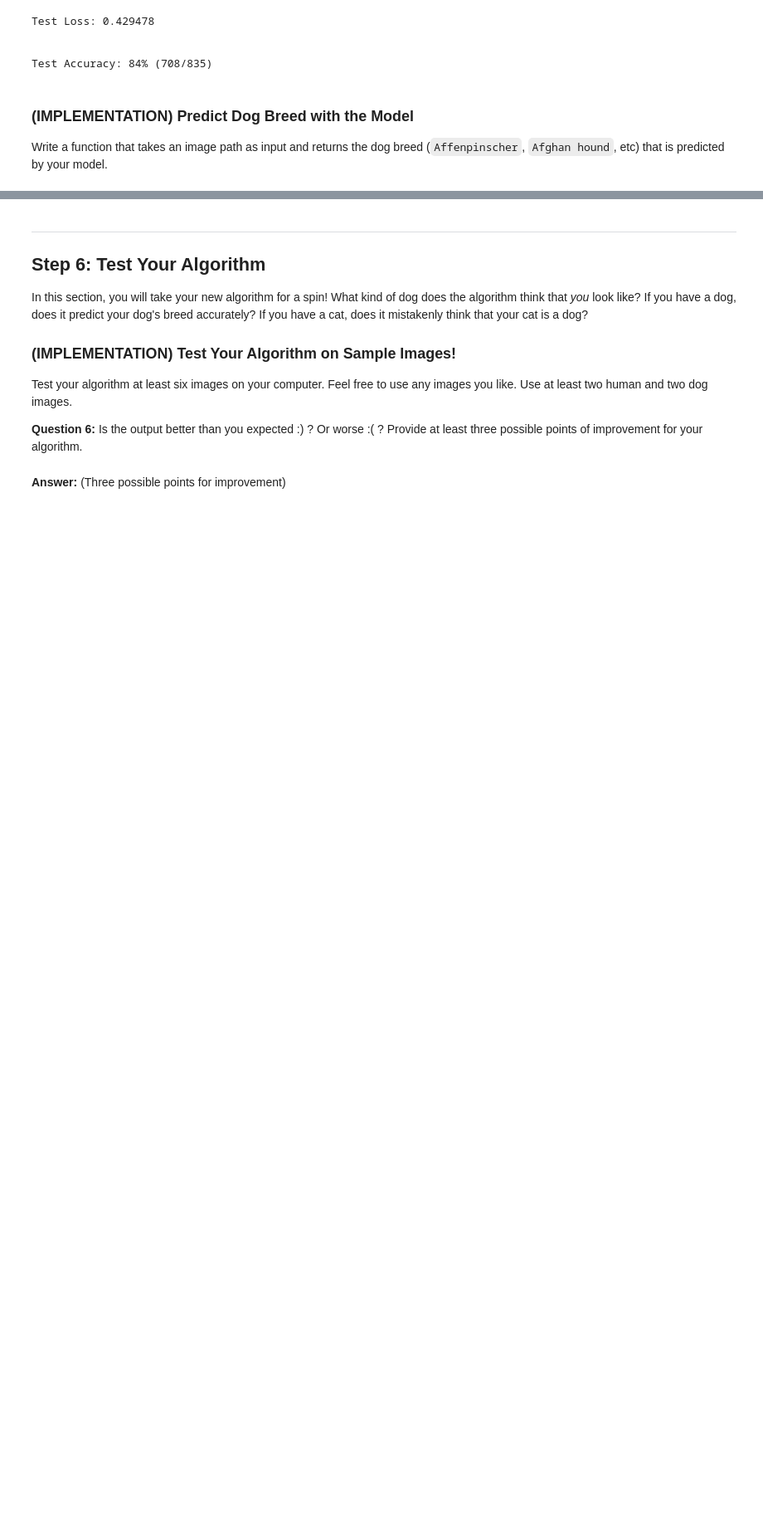
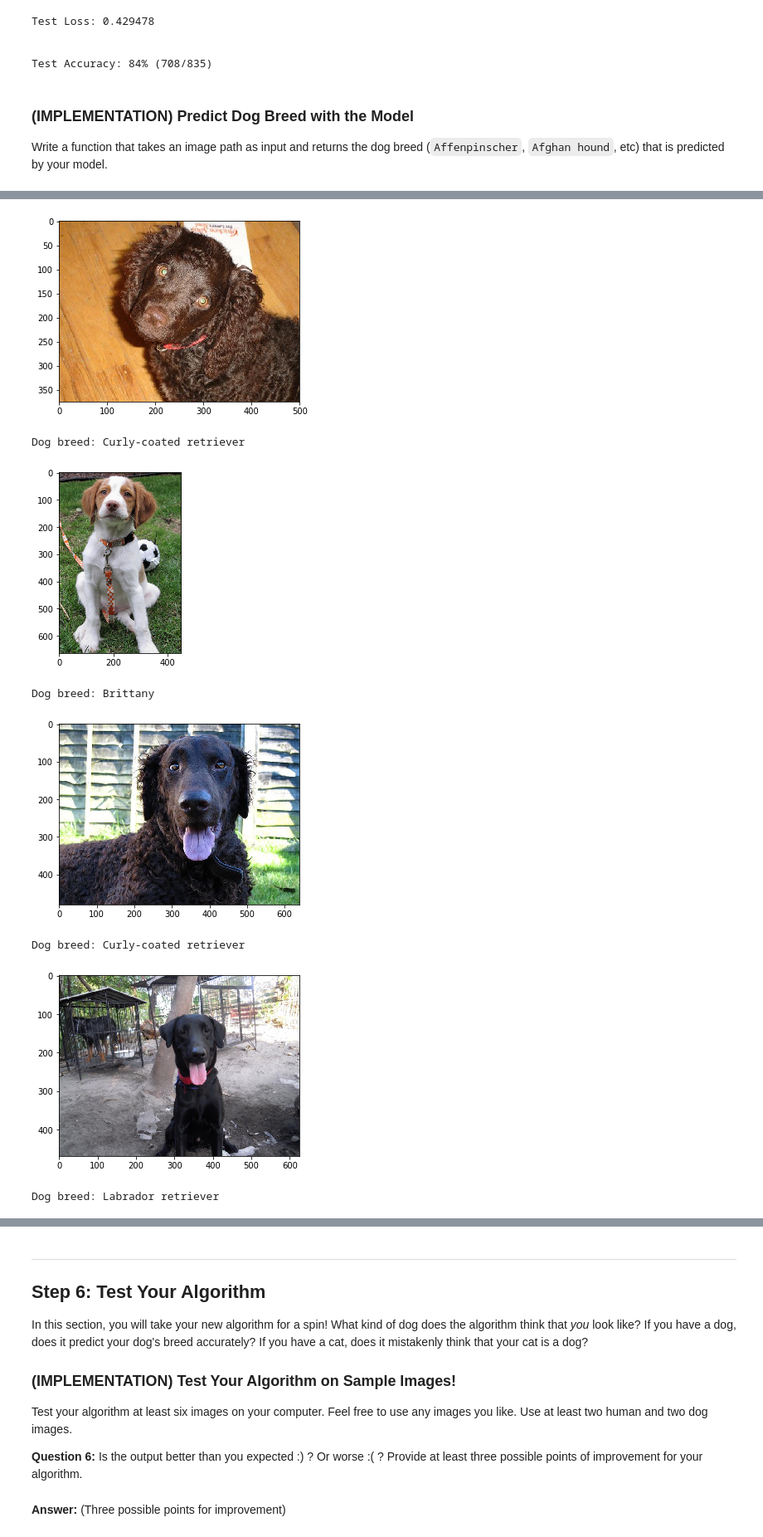
Before and after one commit to karomamczi/cnn-dog-breed-classifier, a Jupyter notebook: dog_app.ipynb, the cells around one changed output, grey strips where cells are left out. Shown at 83% size. Cells and saved outputs as stored; diff of their text form; code cells hidden in the pictures; blank space fills up the shorter version.

Commit message:
feat: Detector app

```diff
--- a/dog_app.ipynb
+++ b/dog_app.ipynb
@@ -607,6 +608,8 @@ import torch.nn as nn
 
 ## TODO: Specify model architecture
 # Load pretrained model
+use_cuda = torch.cuda.is_available()
+
 model_transfer = models.densenet121(pretrained=True)
 
 for param in model_transfer.parameters():
@@ -743,7 +743,7 @@ from PIL import Image
 import torchvision.transforms as transforms
 
 # list of class names by index, i.e. a name can be accessed like class_names[0]
-class_names = [item[4:].replace("_", " ") for item in loaders_transfer['train'].classes]
+class_names = [item[4:].replace("_", " ") for item in loaders_transfer['train'].dataset.classes]
 
 def load_input_image(img_path):
     normalize = transforms.Normalize([0.485, 0.456, 0.406],
@@ -805,6 +806,36 @@ Some sample output for our algorithm is provided below, but feel free to design
 # %%
 ### TODO: Write your algorithm.
 ### Feel free to use as many code cells as needed.
+import matplotlib.pyplot as plt
+
+def show_image(img_path):
+    img = Image.open(img_path)
+    plt.imshow(img)
+    plt.show()
+
+def show_prediction_result(img_path):
+    prediction = predict_breed_transfer(model_transfer, img_path)
+    if dog_detector(img_path) is True:
+        print('Dog breed: {0}'.format(prediction))
+    elif face(img_path) > 0:
+        print('That human looks like: {0}'.format(prediction))
+    else:
+        print('It is neither dog nor human!')
 
 def run_app(img_path):
     ## handle cases for a human face, dog, and neither
+    show_image(img_path)
+    show_prediction_result(img_path)
+# %%
+for img_file in os.listdir('images/'):
+    img_path = os.path.join('images/', img_file)
+    run_app(img_path)
+# %% [output]
+[figure, added]
+Dog breed: Curly-coated retriever
+[figure, added]
+Dog breed: Brittany
+[figure, added]
+Dog breed: Curly-coated retriever
+[figure, added]
+Dog breed: Labrador retriever
```
Also changed, not shown: parts of 7 cells of this notebook.
